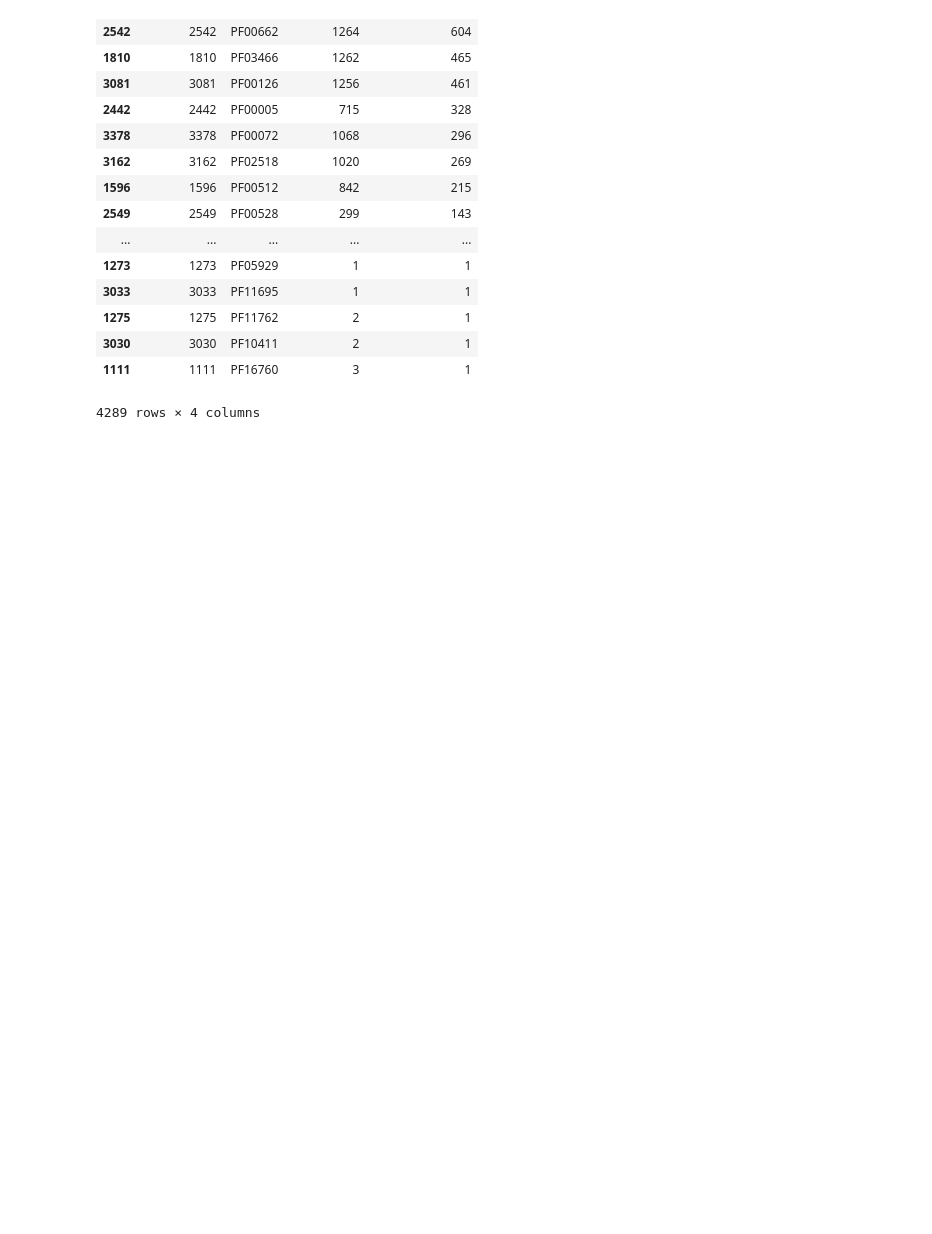
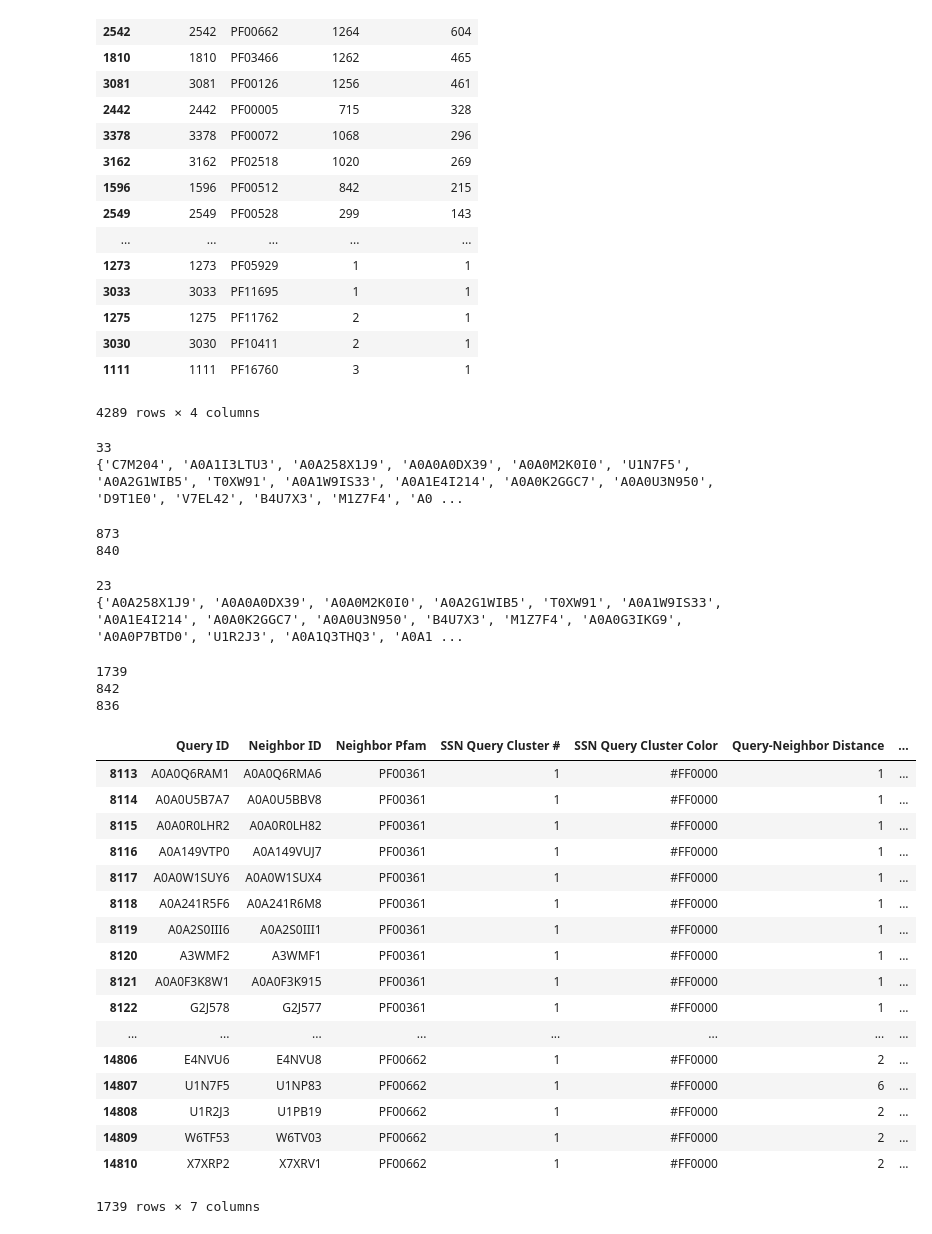
Before and after one commit to jackdesmarais/DabTransporterPaper, a Jupyter notebook: scripts/dabA_dabB_cooccurance.ipynb, the cells around one changed output. Saved outputs shown, nothing was run; the diff lists cells and outputs as text; code cells hidden in the pictures; blank space fills up the shorter version.

```diff
--- a/scripts/dabA_dabB_cooccurance.ipynb
+++ b/scripts/dabA_dabB_cooccurance.ipynb
@@ -148,3 +148,18 @@ pfam_df.sort_values('uniqueGenomes',ascending=False)
 | 3030 | 3030 | PF10411 | 2 | 1 |
 | 1111 | 1111 | PF16760 | 3 | 1 |
 4289 rows × 4 columns
+# %%
+grouped = allPfams.groupby('Query ID')
+nodabB = grouped.filter(lambda x: not x['Neighbor Pfam'].str.contains('PF00361').any())
+print(len(nodabB['Query ID'].unique()))
+reindexed = nodabB.set_index(['Query ID',nodabB.index])
+print(set([item[0] for item in reindexed.index]))
+# %% [output]
+33
+{'C7M204', 'A0A1I3LTU3', 'A0A258X1J9', 'A0A0A0DX39', 'A0A0M2K0I0', 'U1N7F5', 'A0A2G1WIB5', 'T0XW91', 'A0A1W9IS33', 'A0A1E4I214', 'A0A0K2GGC7', 'A0A0U3N950', 'D9T1E0', 'V7EL42', 'B4U7X3', 'M1Z7F4', 'A0 ...
+# %%
+print(len(allPfams['Query ID'].unique()))
+print(len(hasdabB['Query ID'].unique()))
+# %% [output]
+873
+840
@@ -150,0 +171,41 @@ pfam_df.sort_values('uniqueGenomes',ascending=False)
+# %%
+nodabBInspect = nodabB[~((nodabB['Query ID'].isin(fusions)) | (nodabB['Query ID'].isin(hasOtherDabBPfam))) ]
+print(len(nodabBInspect['Query ID'].unique()))
+reindexedInspect = nodabBInspect.set_index(['Query ID',nodabBInspect.index])
+print(set([item[0] for item in reindexedInspect.index]))
+# %% [output]
+23
+{'A0A258X1J9', 'A0A0A0DX39', 'A0A0M2K0I0', 'A0A2G1WIB5', 'T0XW91', 'A0A1W9IS33', 'A0A1E4I214', 'A0A0K2GGC7', 'A0A0U3N950', 'B4U7X3', 'M1Z7F4', 'A0A0G3IKG9', 'A0A0P7BTD0', 'U1R2J3', 'A0A1Q3THQ3', 'A0A1 ...
+# %%
+hasdabBWide = allPfams[(allPfams['Neighbor Pfam'].str.contains('PF00361'))|
+                       (allPfams['Neighbor Pfam'].str.contains('PF00662'))|
+                      (allPfams['Neighbor Pfam'].str.contains('PF01010'))]
+print(len(hasdabBWide))
+print(len(hasdabBWide['Query ID'].unique()))
+posOperons = hasdabBWide[(hasdabBWide['Query-Neighbor Distance']<=3) &
+                 ((hasdabBWide['Query-Neighbor Directions'] == "normal-normal")
+                  | (hasdabBWide['Query-Neighbor Directions'] == 'complement-complement'))]['Query ID'].unique()
+print(len(posOperons))
+hasdabBWide
+# %% [output]
+1739
+842
+836
+|  | Query ID | Neighbor ID | Neighbor Pfam | SSN Query Cluster # | SSN Query Cluster Color | Query-Neighbor Distance | ... |
+| 8113 | A0A0Q6RAM1 | A0A0Q6RMA6 | PF00361 | 1 | #FF0000 | 1 | ... |
+| 8114 | A0A0U5B7A7 | A0A0U5BBV8 | PF00361 | 1 | #FF0000 | 1 | ... |
+| 8115 | A0A0R0LHR2 | A0A0R0LH82 | PF00361 | 1 | #FF0000 | 1 | ... |
+| 8116 | A0A149VTP0 | A0A149VUJ7 | PF00361 | 1 | #FF0000 | 1 | ... |
+| 8117 | A0A0W1SUY6 | A0A0W1SUX4 | PF00361 | 1 | #FF0000 | 1 | ... |
+| 8118 | A0A241R5F6 | A0A241R6M8 | PF00361 | 1 | #FF0000 | 1 | ... |
+| 8119 | A0A2S0III6 | A0A2S0III1 | PF00361 | 1 | #FF0000 | 1 | ... |
+| 8120 | A3WMF2 | A3WMF1 | PF00361 | 1 | #FF0000 | 1 | ... |
+| 8121 | A0A0F3K8W1 | A0A0F3K915 | PF00361 | 1 | #FF0000 | 1 | ... |
+| 8122 | G2J578 | G2J577 | PF00361 | 1 | #FF0000 | 1 | ... |
+| ... | ... | ... | ... | ... | ... | ... | ... |
+| 14806 | E4NVU6 | E4NVU8 | PF00662 | 1 | #FF0000 | 2 | ... |
+| 14807 | U1N7F5 | U1NP83 | PF00662 | 1 | #FF0000 | 6 | ... |
+| 14808 | U1R2J3 | U1PB19 | PF00662 | 1 | #FF0000 | 2 | ... |
+| 14809 | W6TF53 | W6TV03 | PF00662 | 1 | #FF0000 | 2 | ... |
+| 14810 | X7XRP2 | X7XRV1 | PF00662 | 1 | #FF0000 | 2 | ... |
+1739 rows × 7 columns
```
Also changed, not shown: parts of 1 cell of this notebook, 1 other file.
